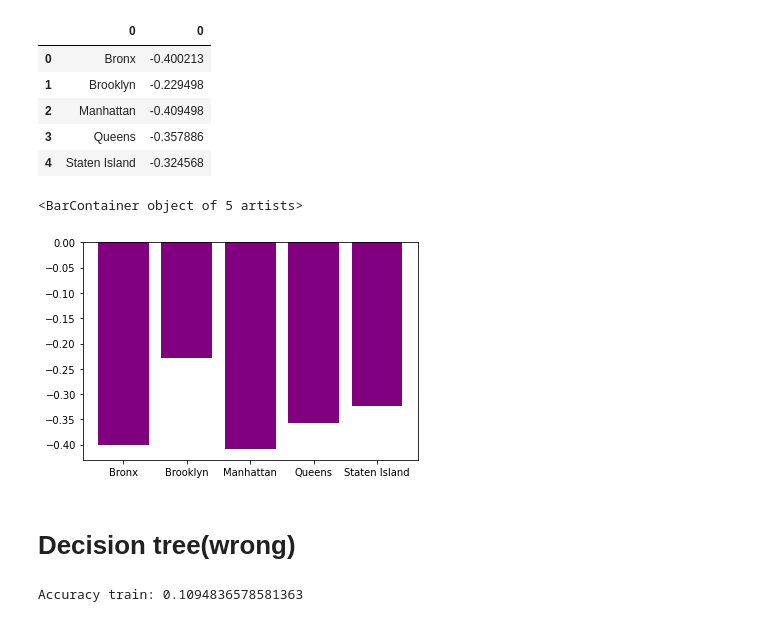
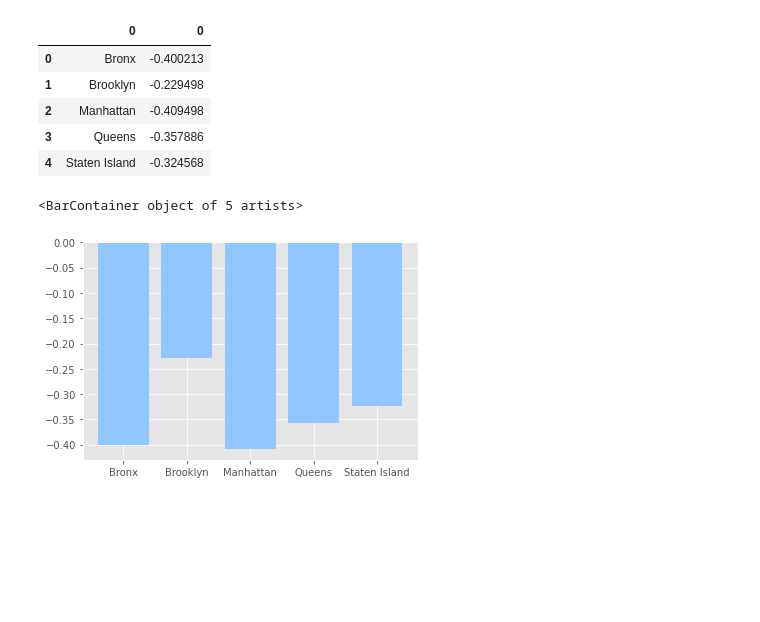
Before and after one commit to eungam/NYC-restaurant-inspections, a Jupyter notebook: Copy_of_Final_Project_Restaurant_Grades_NYC.ipynb, the cells around one changed output. Cells and saved outputs as stored; diff of their text form; code cells hidden in the pictures; blank space fills up the shorter version.

```diff
--- a/Copy_of_Final_Project_Restaurant_Grades_NYC.ipynb
+++ b/Copy_of_Final_Project_Restaurant_Grades_NYC.ipynb
@@ -5,6 +3,8 @@
 import pandas as pd
 import seaborn as sb
 import numpy as np
+import matplotlib.pyplot as plt
+plt.style.use('seaborn-pastel')
 # %%
 # mount gdrive
 from google.colab import drive
@@ -31,13 +27,15 @@ dataset.head()
 # renaming columns
 # deleting useless columns
 
+
 dataset = dataset.rename(
     columns={
         "ÔªøCAMIS": "Restaurant ID",
-        "DBA": "Restaurant Name"
+        "DBA": "Restaurant Name",
+        "CUISINE DESCRIPTION": "Cuisine"
             })
 
-dataset = dataset.drop(["BUILDING", "PHONE", "Community Board", "Council District", "Census Tract", "BIN", "BBL", "NTA"], axis=1)
+dataset = dataset.drop(["BUILDING", "PHONE", "Community Board", "Council District", "Census Tract", "BIN", "BBL", "NTA","Restaurant Name","Restaurant ID","STREET","ACTION","VIOLATION DESCRIPTION","INSPECTION TYPE","GRADE DATE","RECORD DATE","Latitude","Longitude", "ZIPCODE","INSPECTION DATE","CRITICAL FLAG","GRADE","RECORD DATE"], axis=1)
 # %%
 dataset.head(1)
 # %% [output]
@@ -116,0 +87,5 @@ dataset.head()
+# %%
+dummies_cuisine = pd.get_dummies(dataset['Cuisine'], drop_first=True)
+dataset = dataset.merge(dummies_cuisine, left_index=True, right_index=True)
+dummies_code = pd.get_dummies(dataset['VIOLATION CODE'], drop_first=True)
+dataset = dataset.merge(dummies_code, left_index=True, right_index=True)
@@ -116,0 +100,3 @@ dataset.head()
+# %%
+dataset = dataset.drop(['BORO','Cuisine','VIOLATION CODE'], axis=1)
+dataset.head()
@@ -157,9 +234,7 @@ coefficients
 | 4 | Staten Island | -0.324568 |
 # %%
 bar_x_positions = ["Bronx", "Brooklyn", "Manhattan", "Queens", "Staten Island"]
-plt.bar(bar_x_positions, axis_y, color="purple")
+plt.bar(bar_x_positions, axis_y)
 # %% [output]
 <BarContainer object of 5 artists>
-[figure, old version]
+[figure, new version]
-# %% [markdown]
-# Decision tree(wrong)
@@ -185,4 +240,0 @@ y_pred = tree.predict(X_test)
-# %%
-print("Accuracy train:", tree.score(X_train, y_train))
-# %% [output]
-Accuracy train: 0.1094836578581363
```
Also changed, not shown: parts of 24 cells of this notebook.
